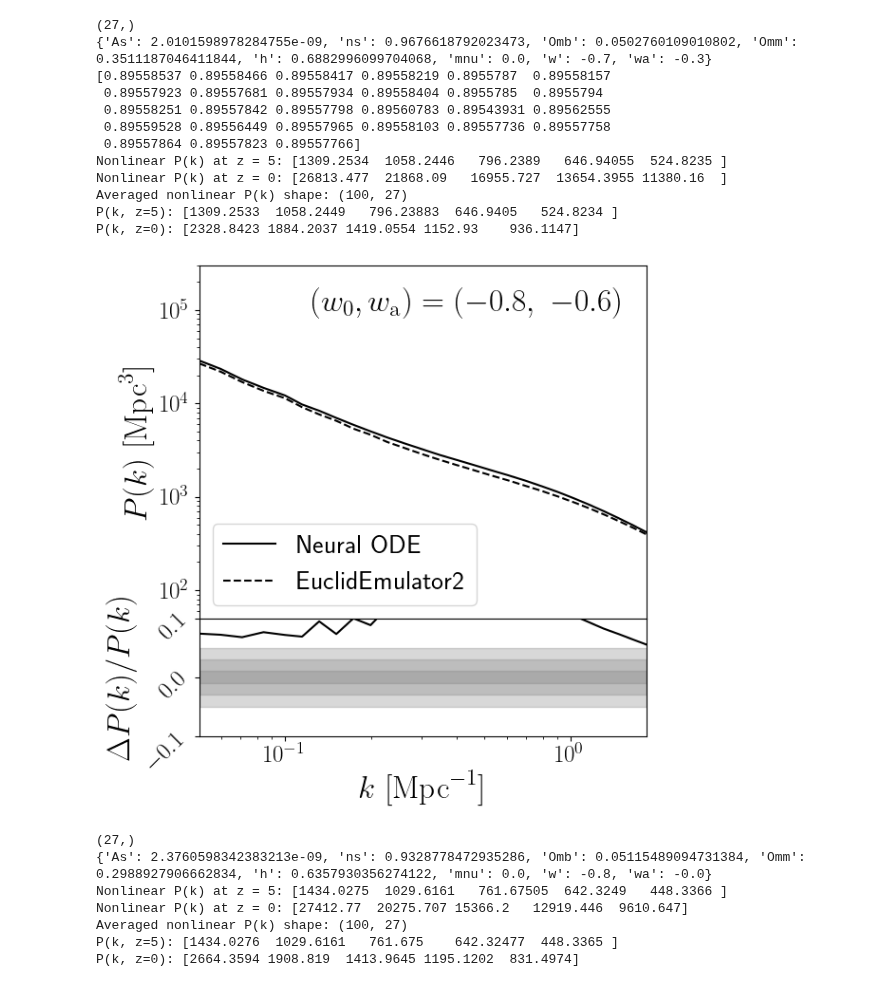
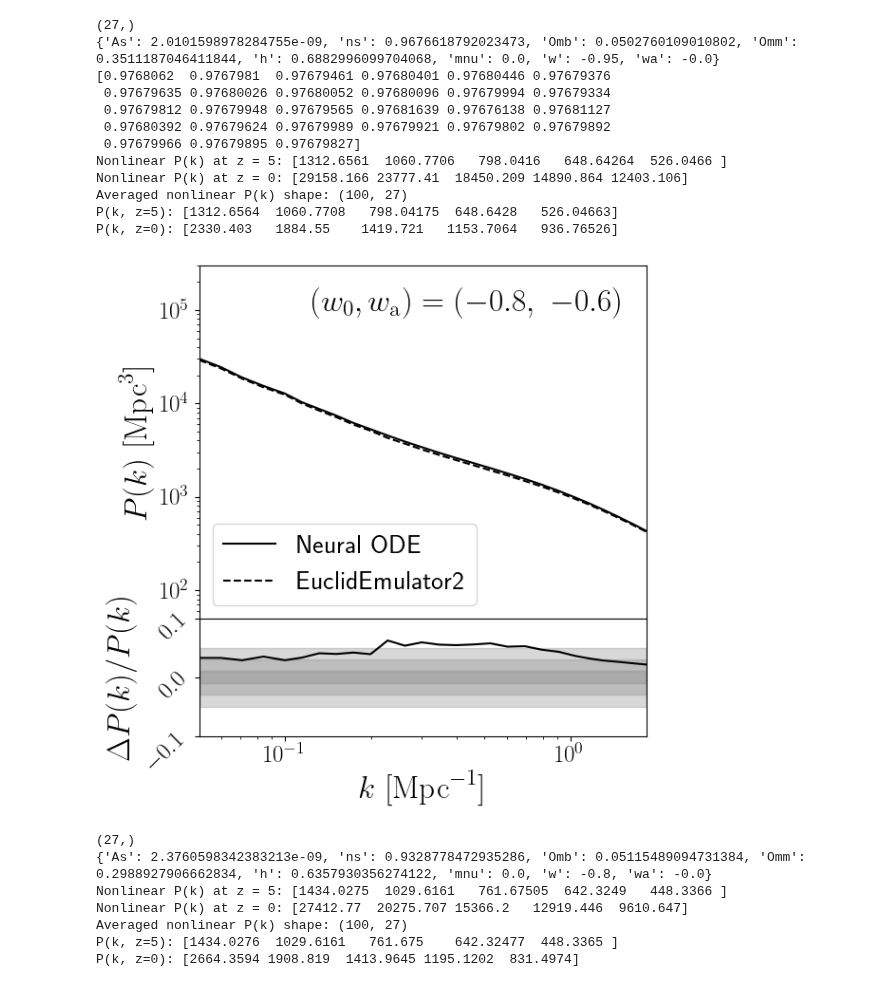
Before and after one commit to pltaylor16/odd_emu, a Jupyter notebook: new_approach_2/results.ipynb, the cells around one changed output. Cells and saved outputs as stored; diff of their text form; code cells hidden in the pictures.

```diff
--- a/new_approach_2/results.ipynb
+++ b/new_approach_2/results.ipynb
@@ -529,8 +569,8 @@ for seed in [48]:
     Omm = rng.uniform(0.24, 0.40)
     h = rng.uniform(0.61, 0.73)
     mnu = 0.0
-    w = -0.7
-    wa = -0.3
+    w = -0.95
+    wa = -0.
 
     k_h_units = k / h
 
@@ -649,13 +689,15 @@ for seed in [48]:
 
     # --- Load normalization ---
     data_dir = "/srv/scratch3/taylor.4264/odd_emu/production_run_logpk/merged/"
-    norm_data = np.load(os.path.join(data_dir, "logpk_data.npz"))
+    norm_data = np.load(os.path.join(data_dir, "logpk_data_with_dHz_dz.npz"))
     Hz_all = norm_data["Hz"]
     rho_m_all = norm_data["rho_m"]
+    dHz_dz_all = norm_data["dHz_dz"]
 
     H_mean, H_std = Hz_all.mean(), Hz_all.std()
     log_rho_all = np.log10(rho_m_all + 1e-30)
     log_rho_mean, log_rho_std = log_rho_all.mean(), log_rho_all.std()
+    dH_mean, dH_std = dHz_dz_all.mean(), dHz_dz_all.std()
 
     def H_norm(z):
         return (Hz_func(z) - H_mean) / H_std
@@ -663,15 +705,32 @@ for seed in [48]:
     def rho_norm(z):
         return (jnp.log10(rho_m_func(z) + 1e-30) - log_rho_mean) / log_rho_std
 
+    def dHdz_norm(z):
+        H0 = 100.0 * h
+        Ez2_matter = Omm * (1 + z)**3
+        Ez2_de = (1 - Omm) * (1 + z)**(3 * (1 + w + wa)) * jnp.exp(-3 * wa * z / (1 + z))
+        Ez2 = Ez2_matter + Ez2_de
+        E = jnp.sqrt(Ez2)
+
+        dEz2_matter_dz = 3 * Omm * (1 + z)**2
+        dEz2_de_dz = (1 - Omm) * (
+            3 * (1 + w + wa) * (1 + z)**(3 * (1 + w + wa) - 1) * jnp.exp(-3 * wa * z / (1 + z))
+            + (1 + z)**(3 * (1 + w + wa)) * jnp.exp(-3 * wa * z / (1 + z)) * (3 * wa) / (1 + z)**2
+        )
+        dEz2_dz = dEz2_matter_dz + dEz2_de_dz
+        dH_dz = 0.5 * H0 * dEz2_dz / E
+
+        return (dH_dz - dH_mean) / dH_std
+
     # --- Define model class ---
     class RHS(eqx.Module):
         mlp: eqx.nn.MLP
         def __init__(self, key=None):
             dummy_key = jax.random.PRNGKey(0) if key is None else key
-            self.mlp = eqx.nn.MLP(in_size=k_shp + 2, out_size=k_shp, width_size=512, depth=4, key=dummy_key)
+            self.mlp = eqx.nn.MLP(in_size=k_shp + 3, out_size=k_shp, width_size=512, depth=4, key=dummy_key)
 
-        def __call__(self, P, H, rho):
-            x = jnp.concatenate([P, H, rho])
+        def __call__(self, P, H, rho, dH):
+            x = jnp.concatenate([P, H, rho, dH])
             return self.mlp(x)
 
     # --- ODE RHS ---
@@ -679,7 +738,8 @@ for seed in [48]:
         model, = args
         H_z = jnp.atleast_1d(H_norm(z))
         rho_z = jnp.atleast_1d(rho_norm(z))
-        return model(logP, H_z, rho_z)
+        dHz_z = jnp.atleast_1d(dHdz_norm(z))
+        return model(logP, H_z, rho_z, dHz_z)
 
 
 
@@ -694,8 +754,8 @@ for seed in [48]:
     model_dir = "/srv/scratch3/taylor.4264/odd_emu/models_final"
     all_pk = []
 
-    for i in range(10):
-        model_path = os.path.join(model_dir, f"learned_model_logpk_noz_{i}.eqx")
+    for i in range(4):
+        model_path = os.path.join(model_dir, f"learned_model_logpk_dH_{i}.eqx")
         model = RHS()
         model_params = eqx.tree_deserialise_leaves(model_path, model)
         model = eqx.combine(model_params, model)
@@ -768,44 +828,44 @@ for seed in [48]:
     r"$(w_{\rm 0}, w_{\rm a}) = (-0.8,\ -0.6)$",
     transform=ax1.transAxes,
     fontsize=24,
     verticalalignment='bottom'
 )
 
     # --- Bottom panel: Residuals ---
     residual = (pk_mean[-1] - pk_nl_z0) / pk_nl_z0
     ax2.plot(k, residual, color='k')
     ax2.set_xscale('log')
     ax2.set_xlabel(r"$k\ [\mathrm{Mpc}^{-1}]$")
     ax2.set_ylabel(r"$\Delta P(k) / P(k)$")
     ax2.set_ylim(-0.1, 0.1)
     ax2.axhspan(-0.05, 0.05, color='gray', alpha=0.3, zorder=0)
     ax2.axhspan(-0.03, 0.03, color='gray', alpha=0.3, zorder=0)
     ax2.axhspan(-0.01, 0.01, color='gray', alpha=0.3, zorder=0)
 
     # Rotate tick labels on bottom plot
     for label in ax2.get_yticklabels():
         label.set_rotation(45)
 
     # Shared x-limits
     ax2.set_xlim(k.min(), k.max())
 
     #fig.title(r"$(w_{\rm 0}, w_{\rm a}) = (-0.8,\ 0.6)$", fontsize=24)
     plt.tight_layout()
     plt.savefig('plots/pk_w1.pdf')
 # %% [output]
 (27,)
-{'As': 2.0101598978284755e-09, 'ns': 0.9676618792023473, 'Omb': 0.0502760109010802, 'Omm': 0.3511187046411844, 'h': 0.6882996099704068, 'mnu': 0.0, 'w': -0.7, 'wa': -0.3}
-[0.89558537 0.89558466 0.89558417 0.89558219 0.8955787  0.89558157
- 0.89557923 0.89557681 0.89557934 0.89558404 0.8955785  0.8955794
- 0.89558251 0.89557842 0.89557798 0.89560783 0.89543931 0.89562555
- 0.89559528 0.89556449 0.89557965 0.89558103 0.89557736 0.89557758
- 0.89557864 0.89557823 0.89557766]
-Nonlinear P(k) at z = 5: [1309.2534  1058.2446   796.2389   646.94055  524.8235 ]
-Nonlinear P(k) at z = 0: [26813.477  21868.09   16955.727  13654.3955 11380.16  ]
+{'As': 2.0101598978284755e-09, 'ns': 0.9676618792023473, 'Omb': 0.0502760109010802, 'Omm': 0.3511187046411844, 'h': 0.6882996099704068, 'mnu': 0.0, 'w': -0.95, 'wa': -0.0}
+[0.9768062  0.9767981  0.97679461 0.97680401 0.97680446 0.97679376
+ 0.97679635 0.97680026 0.97680052 0.97680096 0.97679994 0.97679334
+ 0.97679812 0.97679948 0.97679565 0.97681639 0.97676138 0.97681127
+ 0.97680392 0.97679624 0.97679989 0.97679921 0.97679802 0.97679892
+ 0.97679966 0.97679895 0.97679827]
+Nonlinear P(k) at z = 5: [1312.6561  1060.7706   798.0416   648.64264  526.0466 ]
+Nonlinear P(k) at z = 0: [29158.166 23777.41  18450.209 14890.864 12403.106]
 Averaged nonlinear P(k) shape: (100, 27)
-P(k, z=5): [1309.2533  1058.2449   796.23883  646.9405   524.8234 ]
-P(k, z=0): [2328.8423 1884.2037 1419.0554 1152.93    936.1147]
+P(k, z=5): [1312.6564  1060.7708   798.04175  648.6428   526.04663]
+P(k, z=0): [2330.403   1884.55    1419.721   1153.7064   936.76526]
-[figure, old version]
+[figure, new version]
 # %%
 import numpy as np
 from cosmopower_jax.cosmopower_jax import CosmoPowerJAX
```
Also changed, not shown: parts of 2 cells of this notebook.
